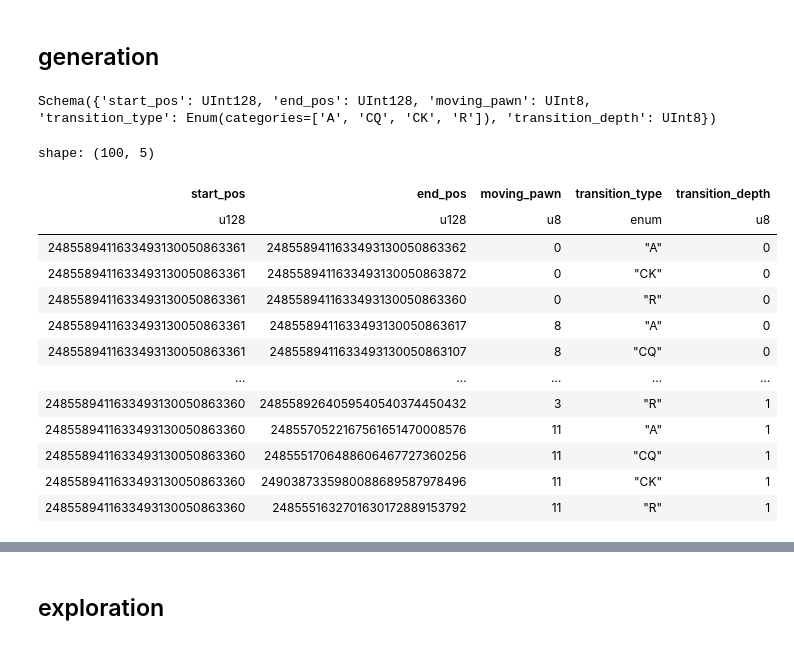
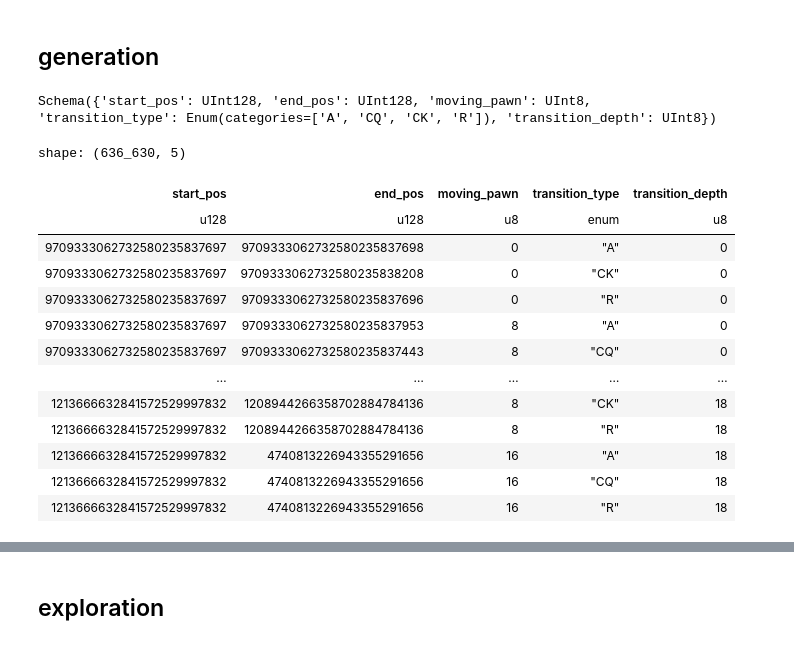
Before and after one commit to movpasd/pawncounter, a Jupyter notebook: Main.ipynb, the cells around one changed output, grey strips where cells are left out. Cells and saved outputs as stored; diff of their text form; code cells hidden in the pictures.

```diff
--- a/Main.ipynb
+++ b/Main.ipynb
@@ -39,6 +48,29 @@ def position_from_int(code: int) -> Position:
     """Unpack a UInt128 (low bits White, high bits Black) back into a Position."""
     mask = (1 << 64) - 1
     return np.uint64(code & mask), np.uint64((code >> 64) & mask)
+# %%
+_CACHE = f"./transitions_{BOARD_WIDTH}x{BOARD_DEPTH}.tmp"
+
+
+def cached_frame(name: str):
+    def cached_frame_inner(func: Callable[..., pl.DataFrame]):
+        nonlocal name
+
+        @functools.wraps(func)
+        def inner_func(*args, **kwargs):
+            Path(_CACHE).mkdir(parents=True, exist_ok=True)
+
+            cached_frame_path = Path(_CACHE) / f"{name}.parquet"
+            if cached_frame_path.exists():
+                return pl.read_parquet(cached_frame_path)
+
+            frame = func(*args, **kwargs)
+            frame.write_parquet(cached_frame_path)
+            return frame
+
+        return inner_func
+
+    return cached_frame_inner
 # %%
 def position_ndarray(pos: Position) -> tuple[np.ndarray, np.ndarray]:
     def to_array(mask):
@@ -243,51 +275,56 @@ def explore_transitions(start: Position) -> pl.DataFrame:
         starts, ends, pawns, kinds = [], [], [], []
         next_frontier = []
         for pos in frontier:
             start_code = encode(pos)
             for kind, src, end in accessible_positions(pos):
                 end_code = encode(end)
                 starts.append(start_code)
                 ends.append(end_code)
                 pawns.append(src)
                 kinds.append(kind)
                 if end_code not in seen:
                     seen.add(end_code)
                     next_frontier.append(end)
         if starts:
             chunks.append(
                 pl.DataFrame(
-                    {"start_pos": starts, "end_pos": ends,
-                     "moving_pawn": pawns, "transition_type": kinds},
+                    {
+                        "start_pos": starts,
+                        "end_pos": ends,
+                        "moving_pawn": pawns,
+                        "transition_type": kinds,
+                    },
                     schema=schema,
                 ).with_columns(transition_depth=pl.lit(depth, dtype=pl.UInt8))
             )
         frontier = next_frontier
         depth += 1
 
     return pl.concat(chunks, rechunk=False)
 
 
-if not Path("./transitions.tmp.parquet").exists():
-    _transitions = explore_transitions(init_position())
-    _transitions.write_parquet("transitions.tmp.parquet")
-    del _transitions
-transitions = pl.read_parquet("transitions.tmp.parquet")
+@cached_frame("transitions")
+def _transitions() -> pl.DataFrame:
+    return explore_transitions(init_position())
+
+
+transitions = _transitions()
 print(transitions.schema)
-transitions.head(100)
+transitions
 # %% [output]
 Schema({'start_pos': UInt128, 'end_pos': UInt128, 'moving_pawn': UInt8, 'transition_type': Enum(categories=['A', 'CQ', 'CK', 'R']), 'transition_depth': UInt8})
-shape: (100, 5)
+shape: (636_630, 5)
 | start_pos | end_pos | moving_pawn | transition_type | transition_depth |
 | u128 | u128 | u8 | enum | u8 |
-| 2485589411633493130050863361 | 2485589411633493130050863362 | 0 | "A" | 0 |
-| 2485589411633493130050863361 | 2485589411633493130050863872 | 0 | "CK" | 0 |
-| 2485589411633493130050863361 | 2485589411633493130050863360 | 0 | "R" | 0 |
-| 2485589411633493130050863361 | 2485589411633493130050863617 | 8 | "A" | 0 |
-| 2485589411633493130050863361 | 2485589411633493130050863107 | 8 | "CQ" | 0 |
+| 9709333062732580235837697 | 9709333062732580235837698 | 0 | "A" | 0 |
+| 9709333062732580235837697 | 9709333062732580235838208 | 0 | "CK" | 0 |
+| 9709333062732580235837697 | 9709333062732580235837696 | 0 | "R" | 0 |
+| 9709333062732580235837697 | 9709333062732580235837953 | 8 | "A" | 0 |
+| 9709333062732580235837697 | 9709333062732580235837443 | 8 | "CQ" | 0 |
 | … | … | … | … | … |
-| 2485589411633493130050863360 | 2485589264059540540374450432 | 3 | "R" | 1 |
-| 2485589411633493130050863360 | 2485570522167561651470008576 | 11 | "A" | 1 |
-| 2485589411633493130050863360 | 2485551706488606467727360256 | 11 | "CQ" | 1 |
-| 2485589411633493130050863360 | 2490387335980088689587978496 | 11 | "CK" | 1 |
-| 2485589411633493130050863360 | 2485551632701630172889153792 | 11 | "R" | 1 |
+| 1213666632841572529997832 | 1208944266358702884784136 | 8 | "CK" | 18 |
+| 1213666632841572529997832 | 1208944266358702884784136 | 8 | "R" | 18 |
+| 1213666632841572529997832 | 4740813226943355291656 | 16 | "A" | 18 |
+| 1213666632841572529997832 | 4740813226943355291656 | 16 | "CQ" | 18 |
+| 1213666632841572529997832 | 4740813226943355291656 | 16 | "R" | 18 |
 # %%
```
Also changed, not shown: parts of 9 cells of this notebook, 2 other files.
